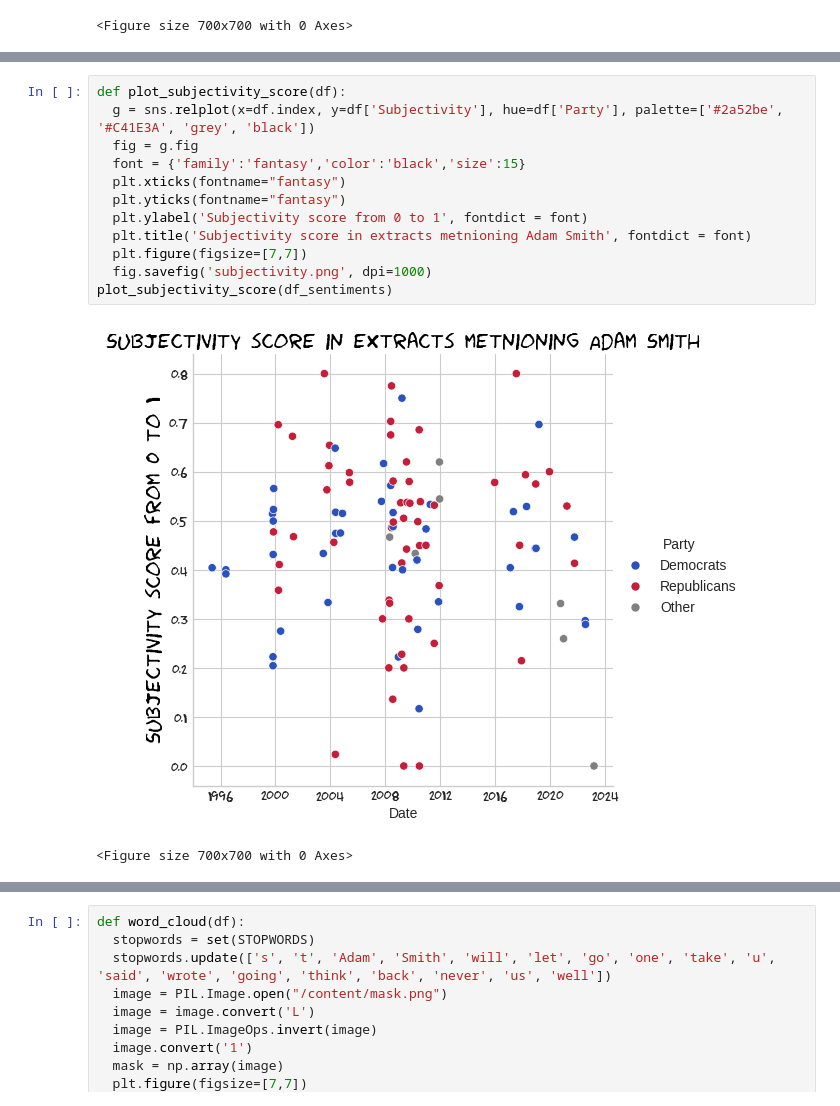
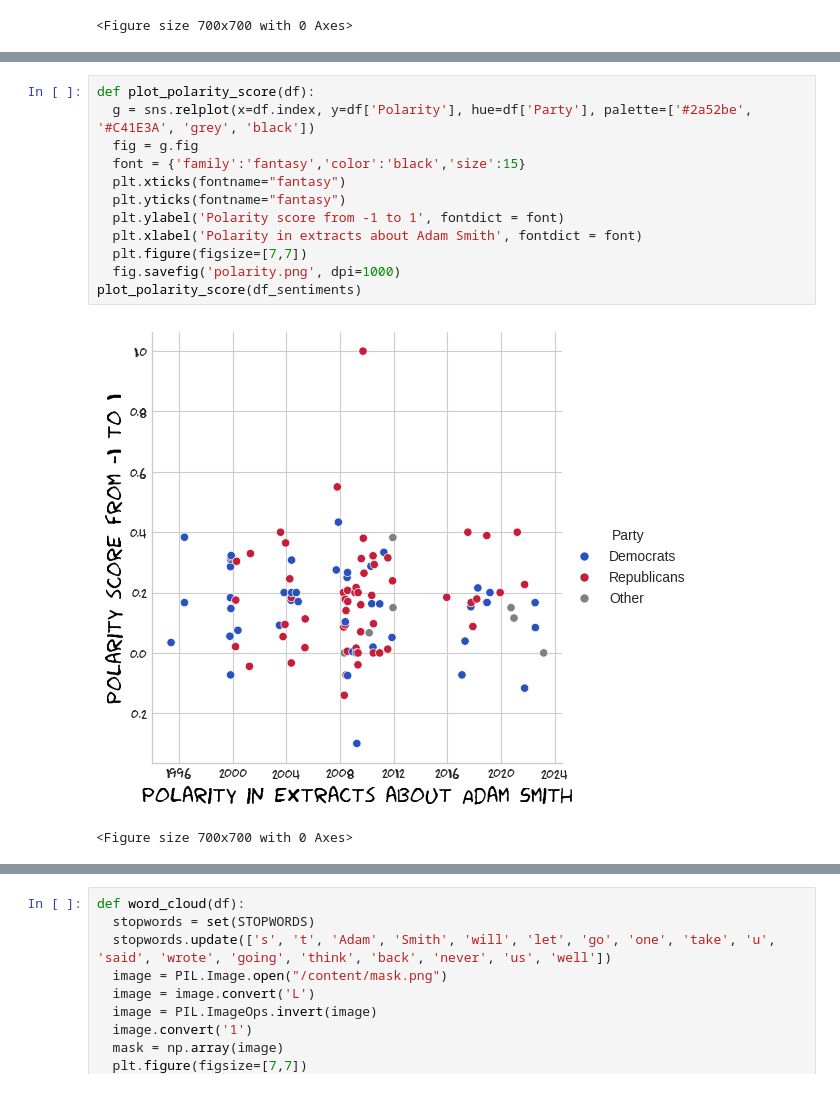
Before and after one commit to yuliiabosher/Adam_Smith_project, a Jupyter notebook: Visualisations.ipynb, the cells around one changed output, grey strips where cells are left out. Saved outputs shown, nothing was run; the diff lists cells and outputs as text.

Commit message:
further edited the visualisations to fit in the file

```diff
--- a/Visualisations.ipynb
+++ b/Visualisations.ipynb
@@ -427,15 +412,15 @@ display(df_sentiments.head())
 # %%
-def plot_subjectivity_score(df):
-  g = sns.relplot(x=df.index, y=df['Subjectivity'], hue=df['Party'], palette=['#2a52be', '#C41E3A', 'grey', 'black'])
+def plot_polarity_score(df):
+  g = sns.relplot(x=df.index, y=df['Polarity'], hue=df['Party'], palette=['#2a52be', '#C41E3A', 'grey', 'black'])
   fig = g.fig
   font = {'family':'fantasy','color':'black','size':15}
   plt.xticks(fontname="fantasy")
   plt.yticks(fontname="fantasy")
-  plt.ylabel('Subjectivity score from 0 to 1', fontdict = font)
-  plt.title('Subjectivity score in extracts metnioning Adam Smith', fontdict = font)
+  plt.ylabel('Polarity score from -1 to 1', fontdict = font)
+  plt.xlabel('Polarity in extracts about Adam Smith', fontdict = font)
   plt.figure(figsize=[7,7])
-  fig.savefig('subjectivity.png', dpi=1000)
-plot_subjectivity_score(df_sentiments)
+  fig.savefig('polarity.png', dpi=1000)
+plot_polarity_score(df_sentiments)
 # %% [output]
-[figure, old version]
+[figure, new version]
 <Figure size 700x700 with 0 Axes>
```
Also changed, not shown: parts of 4 cells of this notebook.
